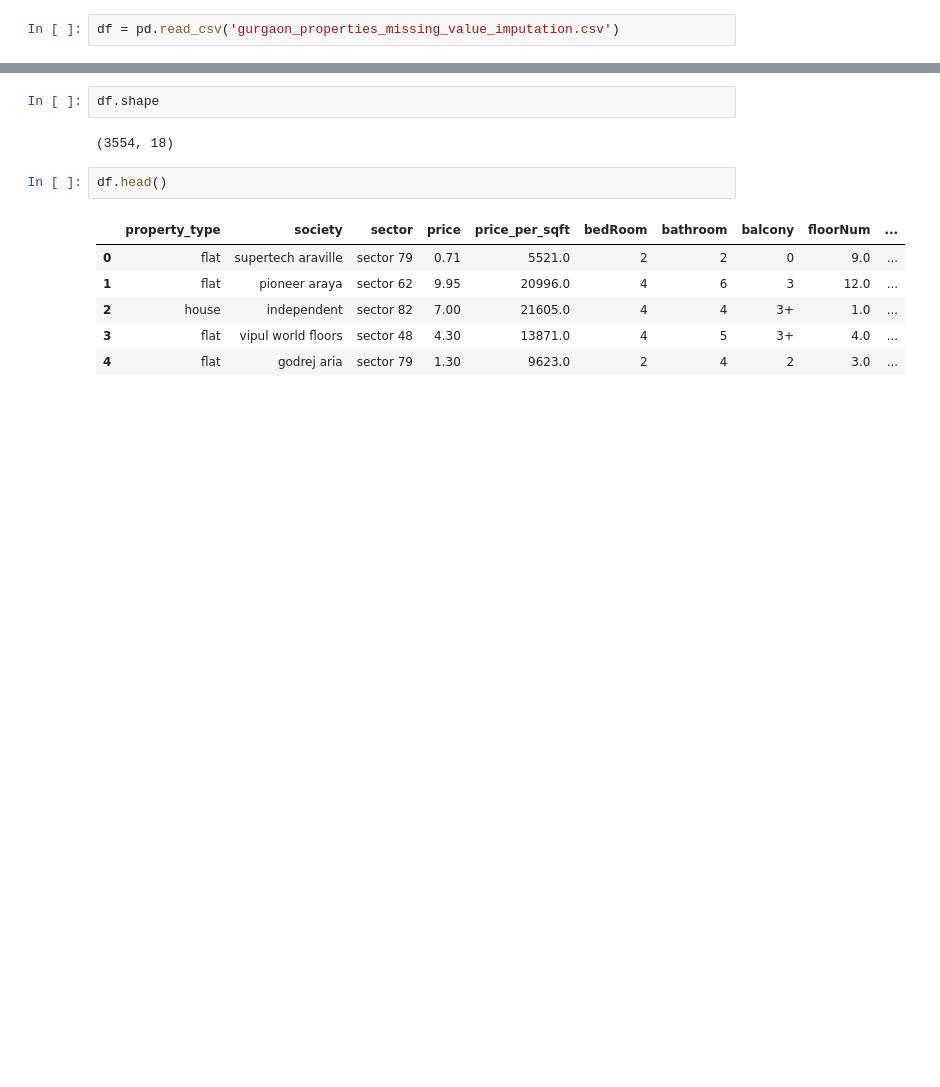
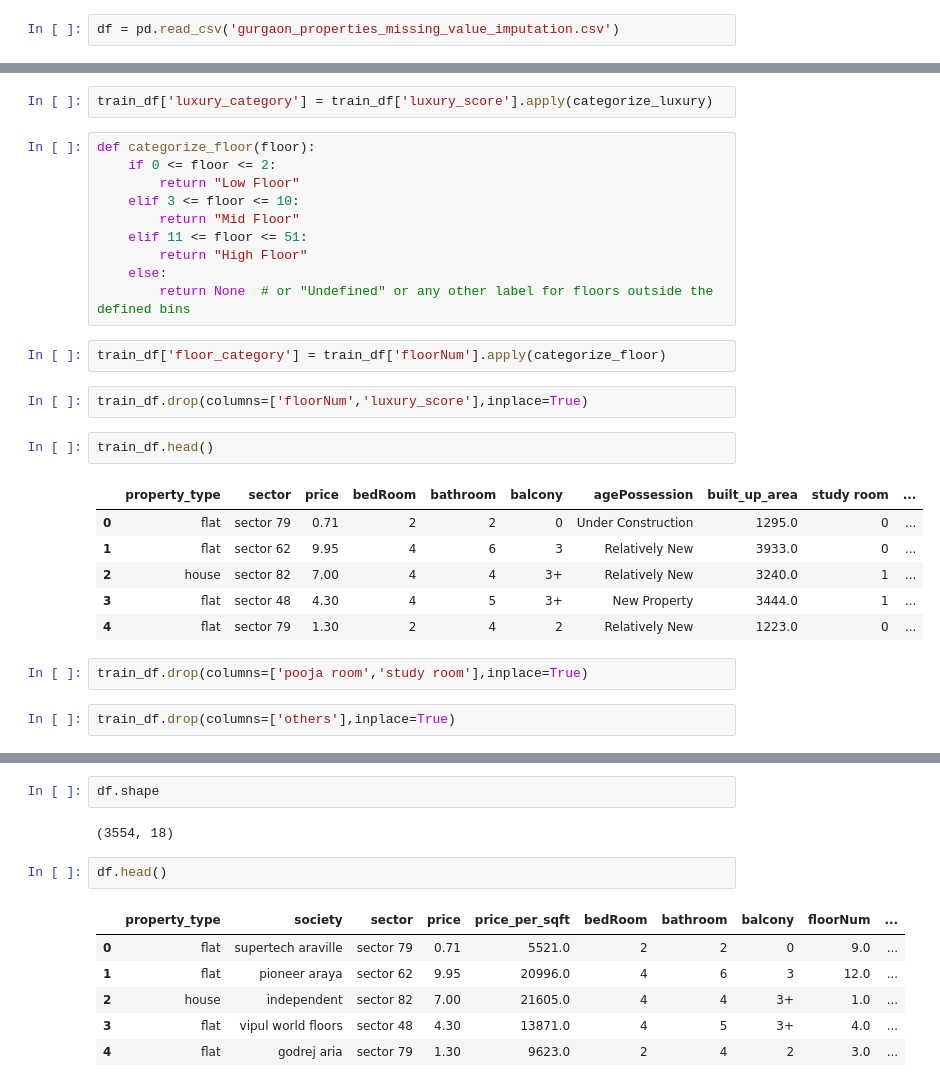
Before and after one commit to RubhavSaini/Py_notebooks, a Jupyter notebook: CapstoneX/Feature Engineering/feature-selection.ipynb, the cells around one changed output, grey strips where cells are left out. Drawn from its saved outputs; the diff is of its cells as text; blank space fills up the shorter version.

```diff
--- a/CapstoneX/Feature Engineering/feature-selection.ipynb
+++ b/CapstoneX/Feature Engineering/feature-selection.ipynb
@@ -9,0 +30,29 @@ df = pd.read_csv('gurgaon_properties_missing_value_imputation.csv')
+# %%
+train_df['luxury_category'] = train_df['luxury_score'].apply(categorize_luxury)
+# %%
+def categorize_floor(floor):
+    if 0 <= floor <= 2:
+        return "Low Floor"
+    elif 3 <= floor <= 10:
+        return "Mid Floor"
+    elif 11 <= floor <= 51:
+        return "High Floor"
+    else:
+        return None  # or "Undefined" or any other label for floors outside the defined bins
+# %%
+train_df['floor_category'] = train_df['floorNum'].apply(categorize_floor)
+# %%
+train_df.drop(columns=['floorNum','luxury_score'],inplace=True)
+# %%
+train_df.head()
+# %% [output]
+|  | property_type | sector | price | bedRoom | bathroom | balcony | agePossession | built_up_area | study room | ... |
+| 0 | flat | sector 79 | 0.71 | 2 | 2 | 0 | Under Construction | 1295.0 | 0 | ... |
+| 1 | flat | sector 62 | 9.95 | 4 | 6 | 3 | Relatively New | 3933.0 | 0 | ... |
+| 2 | house | sector 82 | 7.00 | 4 | 4 | 3+ | Relatively New | 3240.0 | 1 | ... |
+| 3 | flat | sector 48 | 4.30 | 4 | 5 | 3+ | New Property | 3444.0 | 1 | ... |
+| 4 | flat | sector 79 | 1.30 | 2 | 4 | 2 | Relatively New | 1223.0 | 0 | ... |
+# %%
+train_df.drop(columns=['pooja room','study room'],inplace=True)
+# %%
+train_df.drop(columns=['others'],inplace=True)
```
Also changed, not shown: parts of 8 cells of this notebook, 1 other file.
